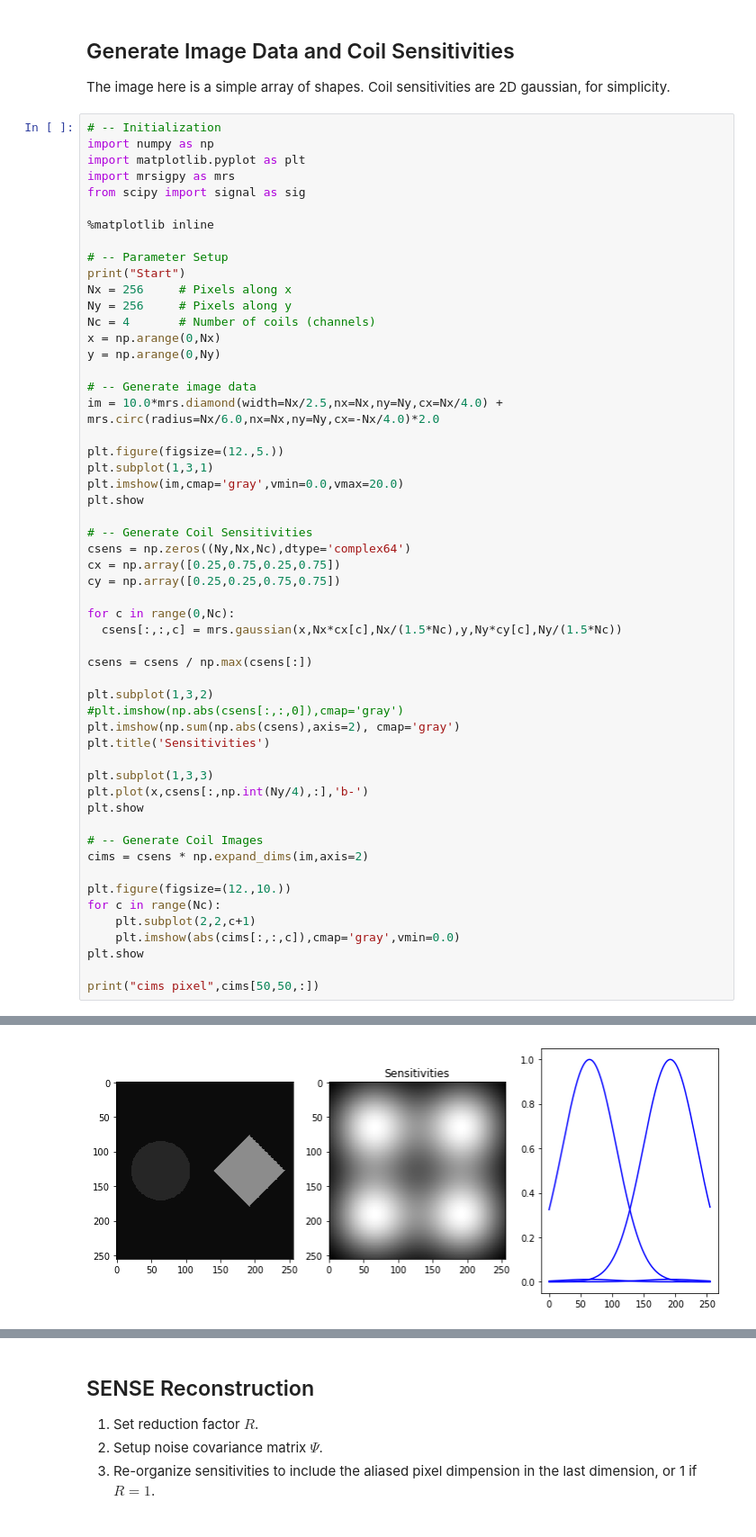
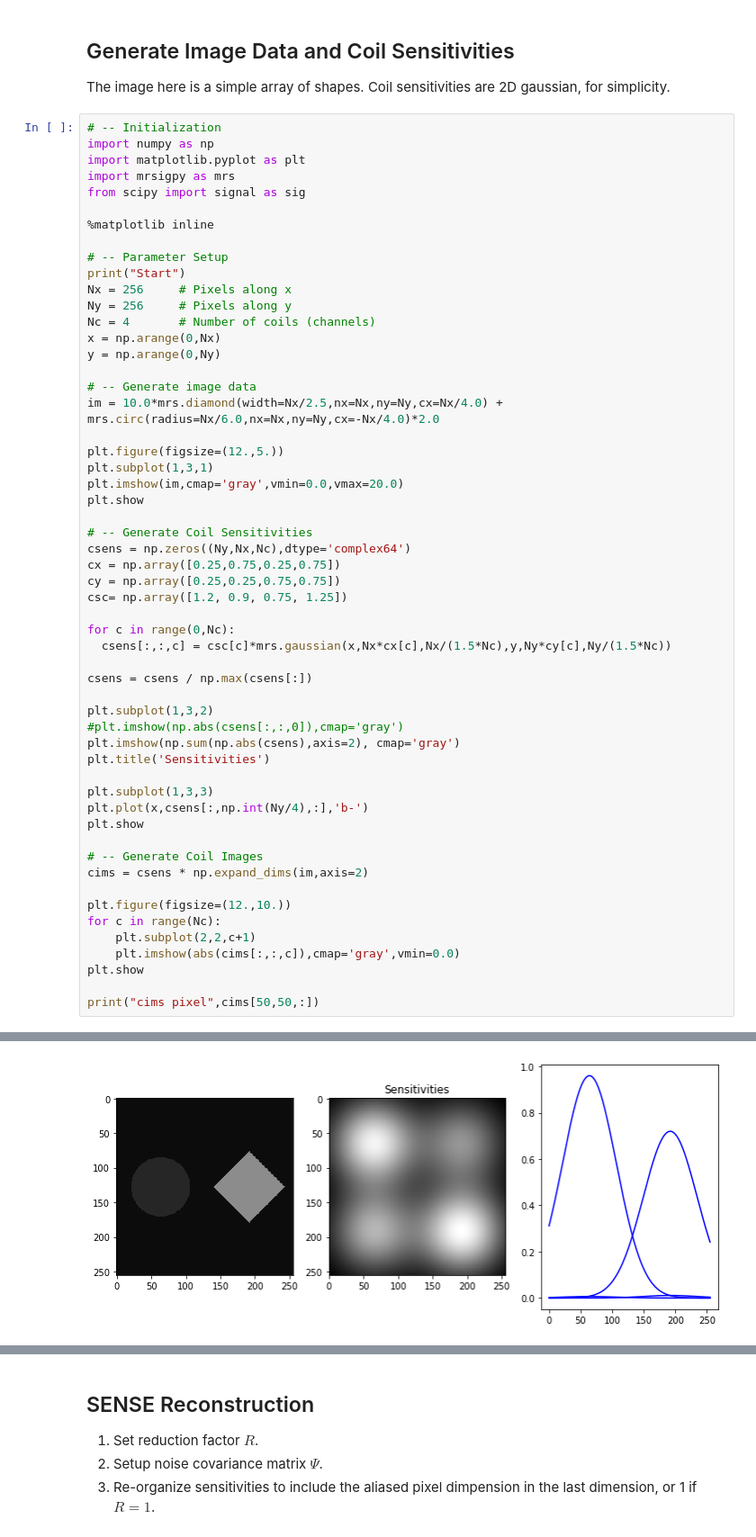
Before and after one commit to mribri999/MRSignalsSeqs, a Jupyter notebook: Python/Rad 229 Multichannel Image Reconstruction with Noise.ipynb, the cells around one changed output, grey strips where cells are left out. Shown: that part at 90% size. Drawn from its saved outputs; the diff is of its cells as text.

```diff
--- a/Python/Rad 229 Multichannel Image Reconstruction with Noise.ipynb
+++ b/Python/Rad 229 Multichannel Image Reconstruction with Noise.ipynb
@@ -35,9 +35,10 @@ plt.show
 csens = np.zeros((Ny,Nx,Nc),dtype='complex64')
 cx = np.array([0.25,0.75,0.25,0.75])
 cy = np.array([0.25,0.25,0.75,0.75])
+csc= np.array([1.2, 0.9, 0.75, 1.25])
 
 for c in range(0,Nc):
-  csens[:,:,c] = mrs.gaussian(x,Nx*cx[c],Nx/(1.5*Nc),y,Ny*cy[c],Ny/(1.5*Nc))
+  csens[:,:,c] = csc[c]*mrs.gaussian(x,Nx*cx[c],Nx/(1.5*Nc),y,Ny*cy[c],Ny/(1.5*Nc))
 
 csens = csens / np.max(csens[:])
 
@@ -66,5 +67,5 @@ cims pixel [8.97927403e-01+0.j 3.72741232e-03+0.j 3.72741232e-03+0.j
  1.54729678e-05+0.j]
-[figure, old version]
+[figure, new version]
 [figure]
 # %% [markdown]
 ## SENSE Reconstruction
```
Also changed, not shown: parts of 2 cells of this notebook.
